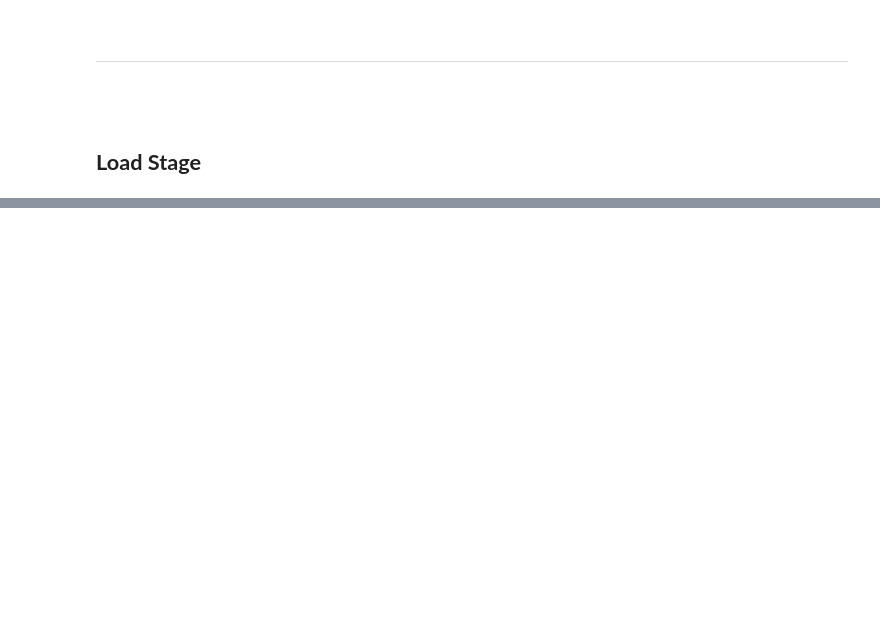
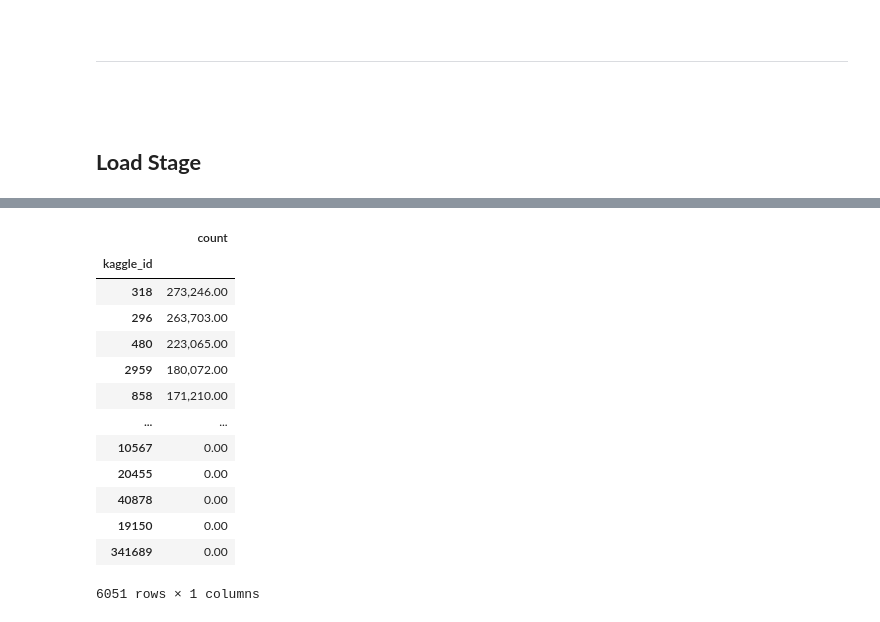
Before and after one commit to cdpeters/movies-ETL, a Jupyter notebook: movies_etl.ipynb, the cells around one changed output, grey strips where cells are left out. Cells and saved outputs as stored; diff of their text form; code cells hidden in the pictures; blank space fills up the shorter version.

```diff
--- a/movies_etl.ipynb
+++ b/movies_etl.ipynb
@@ -1196,0 +1223,19 @@ movies_with_ratings_df.head(2)
+# %%
+count = df_new.sum(axis=1)
+df_new['count'] = count
+df_new[['count']].sort_values(by='count', ascending=False)
+# %% [output]
+|  | count |
+| kaggle_id |  |
+| 318 | 273,246.00 |
+| 296 | 263,703.00 |
+| 480 | 223,065.00 |
+| 2959 | 180,072.00 |
+| 858 | 171,210.00 |
+| ... | ... |
+| 10567 | 0.00 |
+| 20455 | 0.00 |
+| 40878 | 0.00 |
+| 19150 | 0.00 |
+| 341689 | 0.00 |
+6051 rows × 1 columns
```
Also changed, not shown: parts of 12 cells of this notebook.
